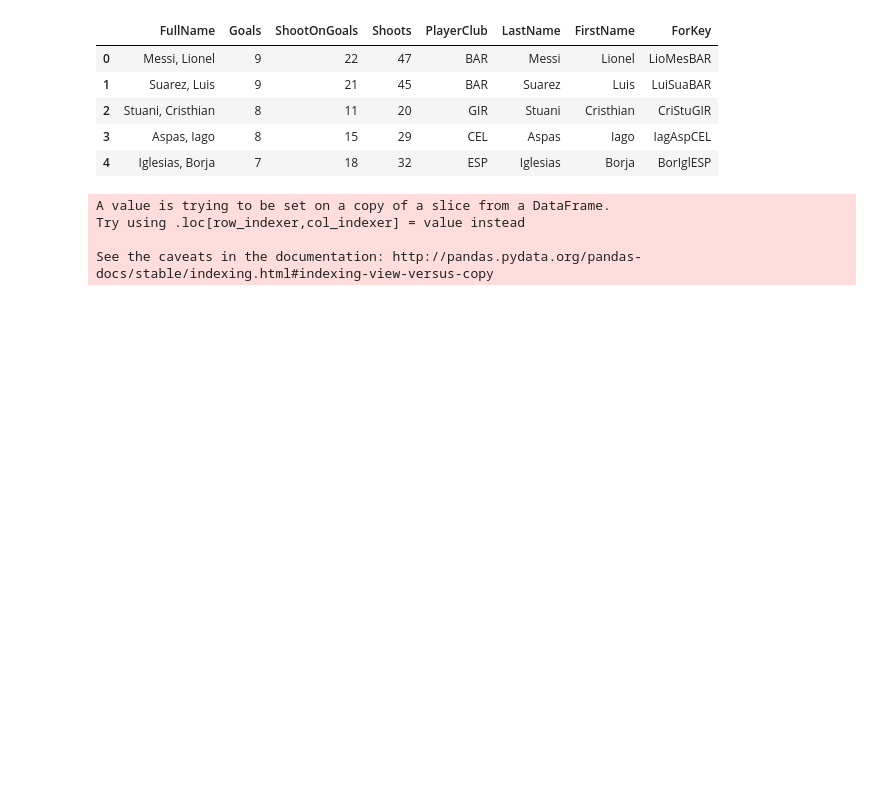
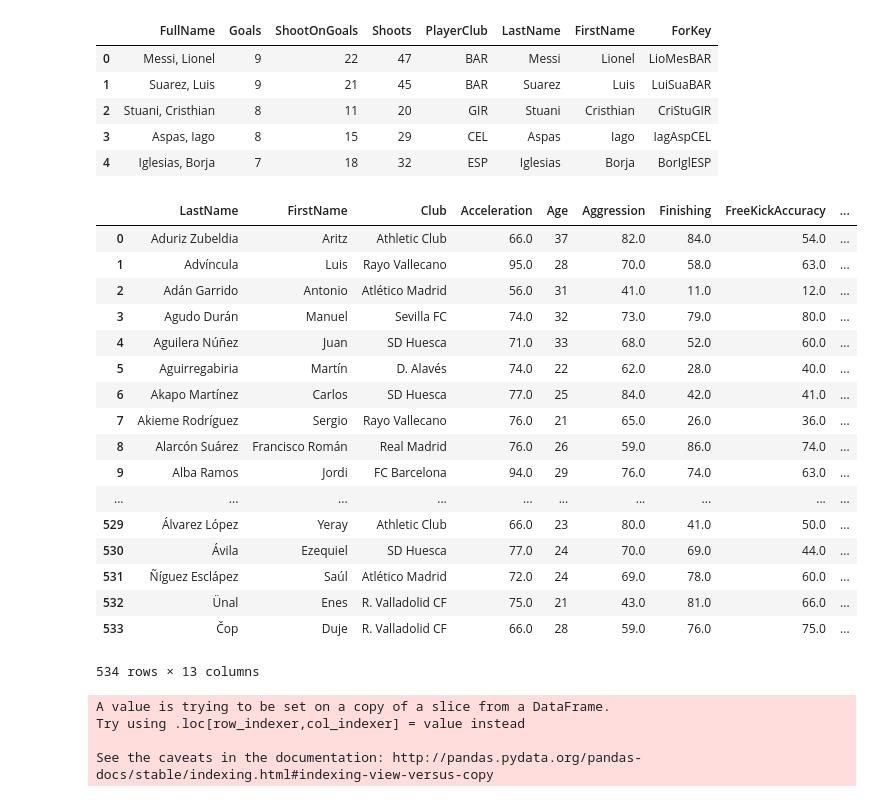
Before and after one commit to GSRichie/Fifa, a Jupyter notebook: Project 2 package (csv, py,png)/Fifa data merged with Foxsports website loaded into MySQL database.ipynb, the cells around one changed output. Saved outputs shown, nothing was run; the diff lists cells and outputs as text; code cells hidden in the pictures; blank space fills up the shorter version.

```diff
--- a/Project 2 package (csv, py,png)/Fifa data merged with Foxsports website loaded into MySQL database.ipynb
+++ b/Project 2 package (csv, py,png)/Fifa data merged with Foxsports website loaded into MySQL database.ipynb
@@ -133,17 +133,39 @@ playersCount = fifa_json["count"]
 #playersCount
 # %%
 # Structuring DataFrame0
-#[players.append(fifa_json["items"][i]["firstName"]) for i in range(playersCount)]
 players2 = []
 for p in range(totalPages):
     pg = p+1
     query_url = f"{url}league={league}&page={pg}"
     fifa_response = requests.get(query_url)
     fifa_json = fifa_response.json()
     playersCount = fifa_json["count"]
     for i in range(playersCount):
         players2.append([fifa_json["items"][i]["firstName"],fifa_json["items"][i]["lastName"],fifa_json["items"][i]["nation"]["name"],fifa_json["items"][i]["club"]["name"],fifa_json["items"][i]["positionFull"],fifa_json["items"][i]["age"],fifa_json["items"][i]["acceleration"],fifa_json["items"][i]["aggression"],fifa_json["items"][i]["finishing"],fifa_json["items"][i]["freekickaccuracy"],fifa_json["items"][i]["longpassing"],fifa_json["items"][i]["longshots"],fifa_json["items"][i]["penalties"],fifa_json["items"][i]["shortpassing"],fifa_json["items"][i]["sprintspeed"],fifa_json["items"][i]["quality"]])
 players = pd.DataFrame(players2, columns=['FirstName','LastName','Country','Club','Position','Age','Acceleration','Aggression','Finishing','FreeKickAccuracy','LongPassing','LongShots','Penalties','ShortPassing','SprintSpeed','Quality'])
+df1 = pd.pivot_table(players, index=['LastName','FirstName','Club'], values=['Position','Age','Acceleration','Aggression','Finishing','FreeKickAccuracy','LongPassing','LongShots','Penalties','ShortPassing','SprintSpeed','Quality'])
+df1 = df1.reset_index()
+df1 = df1.round(0)
+df1
+# %% [output]
+|  | LastName | FirstName | Club | Acceleration | Age | Aggression | Finishing | FreeKickAccuracy | ... |
+| 0 | Aduriz Zubeldia | Aritz | Athletic Club | 66.0 | 37 | 82.0 | 84.0 | 54.0 | ... |
+| 1 | Advíncula | Luis | Rayo Vallecano | 95.0 | 28 | 70.0 | 58.0 | 63.0 | ... |
+| 2 | Adán Garrido | Antonio | Atlético Madrid | 56.0 | 31 | 41.0 | 11.0 | 12.0 | ... |
+| 3 | Agudo Durán | Manuel | Sevilla FC | 74.0 | 32 | 73.0 | 79.0 | 80.0 | ... |
+| 4 | Aguilera Núñez | Juan | SD Huesca | 71.0 | 33 | 68.0 | 52.0 | 60.0 | ... |
+| 5 | Aguirregabiria | Martín | D. Alavés | 74.0 | 22 | 62.0 | 28.0 | 40.0 | ... |
+| 6 | Akapo Martínez | Carlos | SD Huesca | 77.0 | 25 | 84.0 | 42.0 | 41.0 | ... |
+| 7 | Akieme Rodríguez | Sergio | Rayo Vallecano | 76.0 | 21 | 65.0 | 26.0 | 36.0 | ... |
+| 8 | Alarcón Suárez | Francisco Román | Real Madrid | 76.0 | 26 | 59.0 | 86.0 | 74.0 | ... |
+| 9 | Alba Ramos | Jordi | FC Barcelona | 94.0 | 29 | 76.0 | 74.0 | 63.0 | ... |
+| ... | ... | ... | ... | ... | ... | ... | ... | ... | ... |
+| 529 | Álvarez López | Yeray | Athletic Club | 66.0 | 23 | 80.0 | 41.0 | 50.0 | ... |
+| 530 | Ávila | Ezequiel | SD Huesca | 77.0 | 24 | 70.0 | 69.0 | 44.0 | ... |
+| 531 | Ñíguez Esclápez | Saúl | Atlético Madrid | 72.0 | 24 | 69.0 | 78.0 | 60.0 | ... |
+| 532 | Ünal | Enes | R. Valladolid CF | 75.0 | 21 | 43.0 | 81.0 | 66.0 | ... |
+| 533 | Čop | Duje | R. Valladolid CF | 66.0 | 28 | 59.0 | 76.0 | 75.0 | ... |
+534 rows × 13 columns
 # %%
 #make a list of full club name
 club_fullname=[]
```
Also changed, not shown: parts of 6 cells of this notebook, 4 other files.
